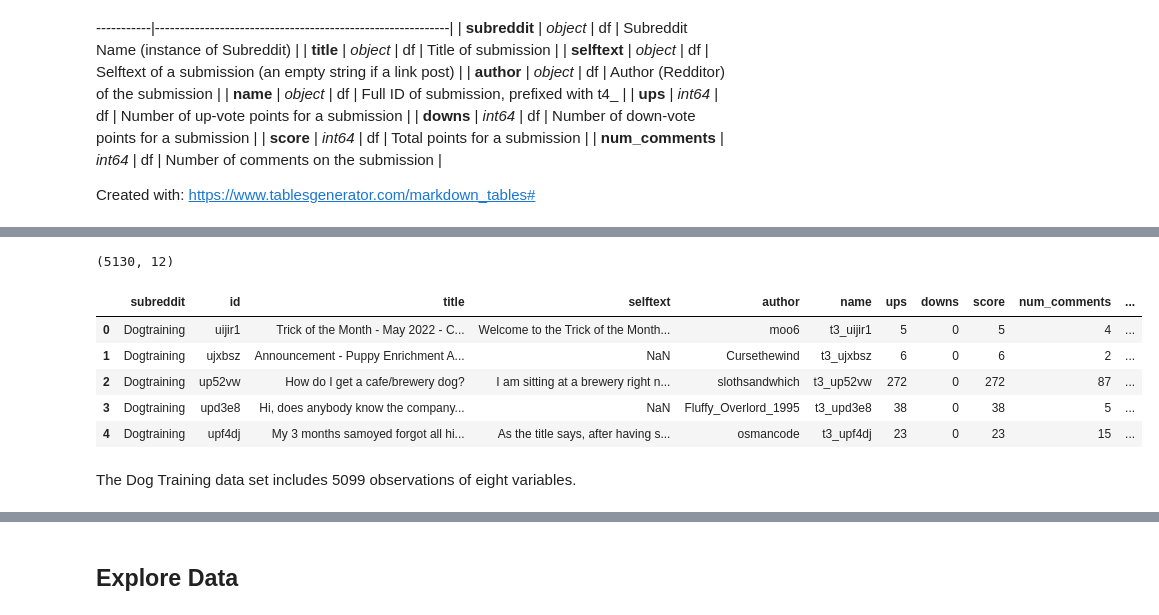
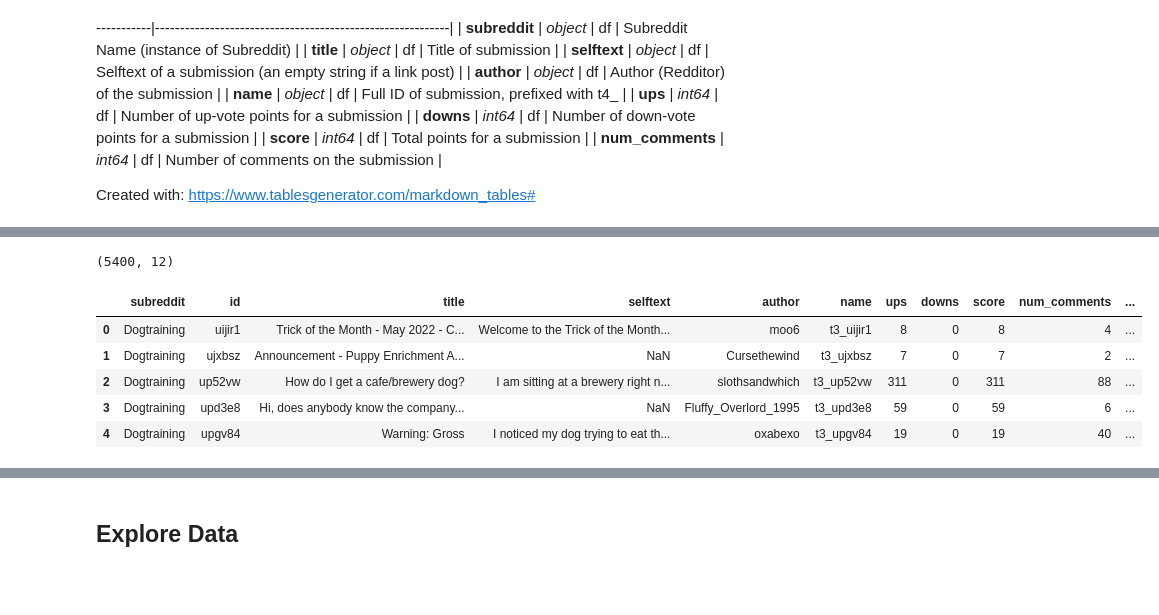
Before and after one commit to brandiehatch/project-3, a Jupyter notebook: code/project-3-hatch-eda.ipynb, the cells around one changed output, grey strips where cells are left out. Drawn from its saved outputs; the diff is of its cells as text; code cells hidden in the pictures; blank space fills up the shorter version.

Commit message:
Sat after lunch

```diff
--- a/code/project-3-hatch-eda.ipynb
+++ b/code/project-3-hatch-eda.ipynb
@@ -51,16 +52,14 @@ import nltk
 # %%
 # load data
 
-dogtraining = pd.read_csv('./data/dogtraining.csv')
+dogtraining = pd.read_csv('../data/dogtraining.csv')
 print(dogtraining.shape)
 dogtraining.head()
 # %% [output]
-(5130, 12)
+(5400, 12)
 |  | subreddit | id | title | selftext | author | name | ups | downs | score | num_comments | ... |
-| 0 | Dogtraining | uijir1 | Trick of the Month - May 2022 - C... | Welcome to the Trick of the Month... | moo6 | t3_uijir1 | 5 | 0 | 5 | 4 | ... |
-| 1 | Dogtraining | ujxbsz | Announcement - Puppy Enrichment A... | NaN | Cursethewind | t3_ujxbsz | 6 | 0 | 6 | 2 | ... |
-| 2 | Dogtraining | up52vw | How do I get a cafe/brewery dog? | I am sitting at a brewery right n... | slothsandwhich | t3_up52vw | 272 | 0 | 272 | 87 | ... |
-| 3 | Dogtraining | upd3e8 | Hi, does anybody know the company... | NaN | Fluffy_Overlord_1995 | t3_upd3e8 | 38 | 0 | 38 | 5 | ... |
-| 4 | Dogtraining | upf4dj | My 3 months samoyed forgot all hi... | As the title says, after having s... | osmancode | t3_upf4dj | 23 | 0 | 23 | 15 | ... |
+| 0 | Dogtraining | uijir1 | Trick of the Month - May 2022 - C... | Welcome to the Trick of the Month... | moo6 | t3_uijir1 | 8 | 0 | 8 | 4 | ... |
+| 1 | Dogtraining | ujxbsz | Announcement - Puppy Enrichment A... | NaN | Cursethewind | t3_ujxbsz | 7 | 0 | 7 | 2 | ... |
+| 2 | Dogtraining | up52vw | How do I get a cafe/brewery dog? | I am sitting at a brewery right n... | slothsandwhich | t3_up52vw | 311 | 0 | 311 | 88 | ... |
+| 3 | Dogtraining | upd3e8 | Hi, does anybody know the company... | NaN | Fluffy_Overlord_1995 | t3_upd3e8 | 59 | 0 | 59 | 6 | ... |
+| 4 | Dogtraining | upgv84 | Warning: Gross | I noticed my dog trying to eat th... | oxabexo | t3_upgv84 | 19 | 0 | 19 | 40 | ... |
-# %% [markdown]
-The Dog Training data set includes 5099 observations of eight variables.
```
Also changed, not shown: parts of 34 cells of this notebook, 4 other files.
